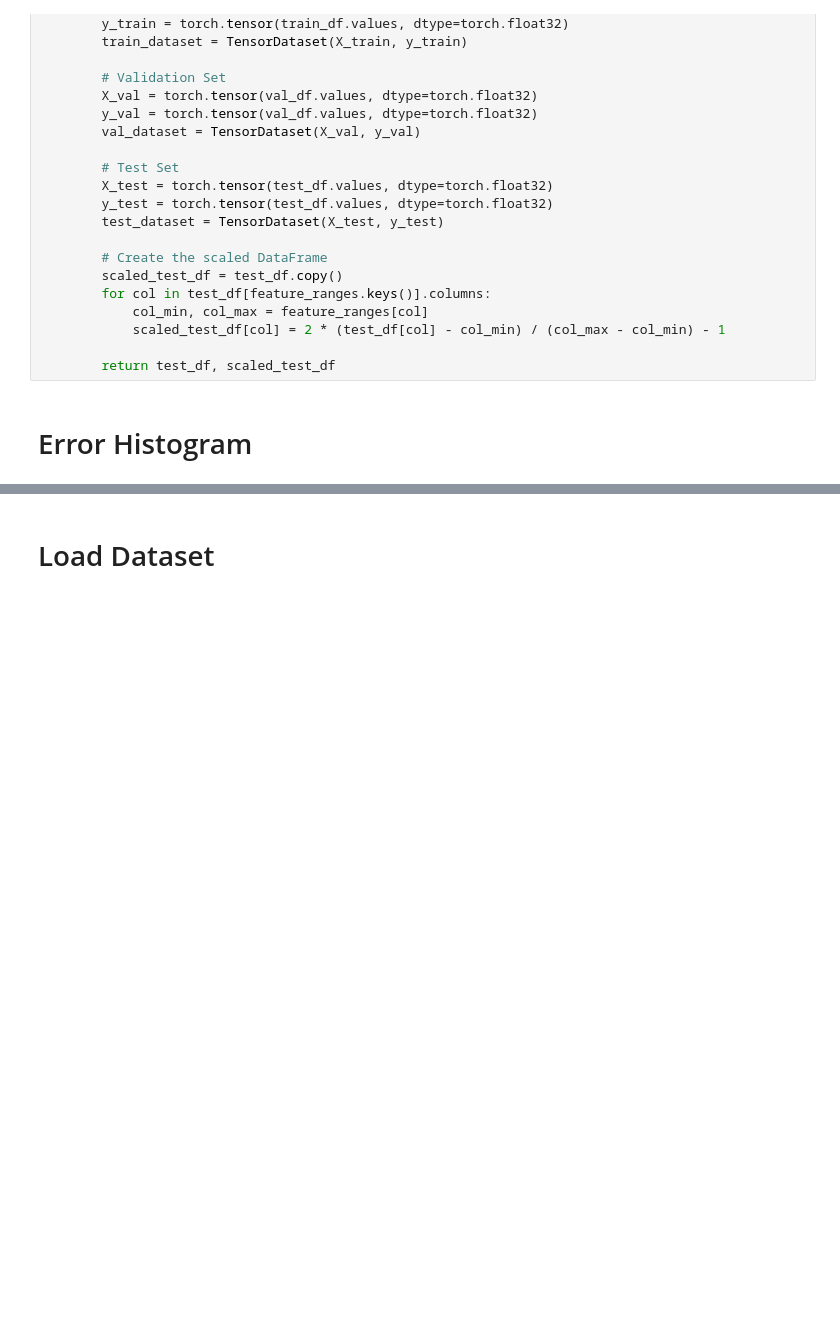
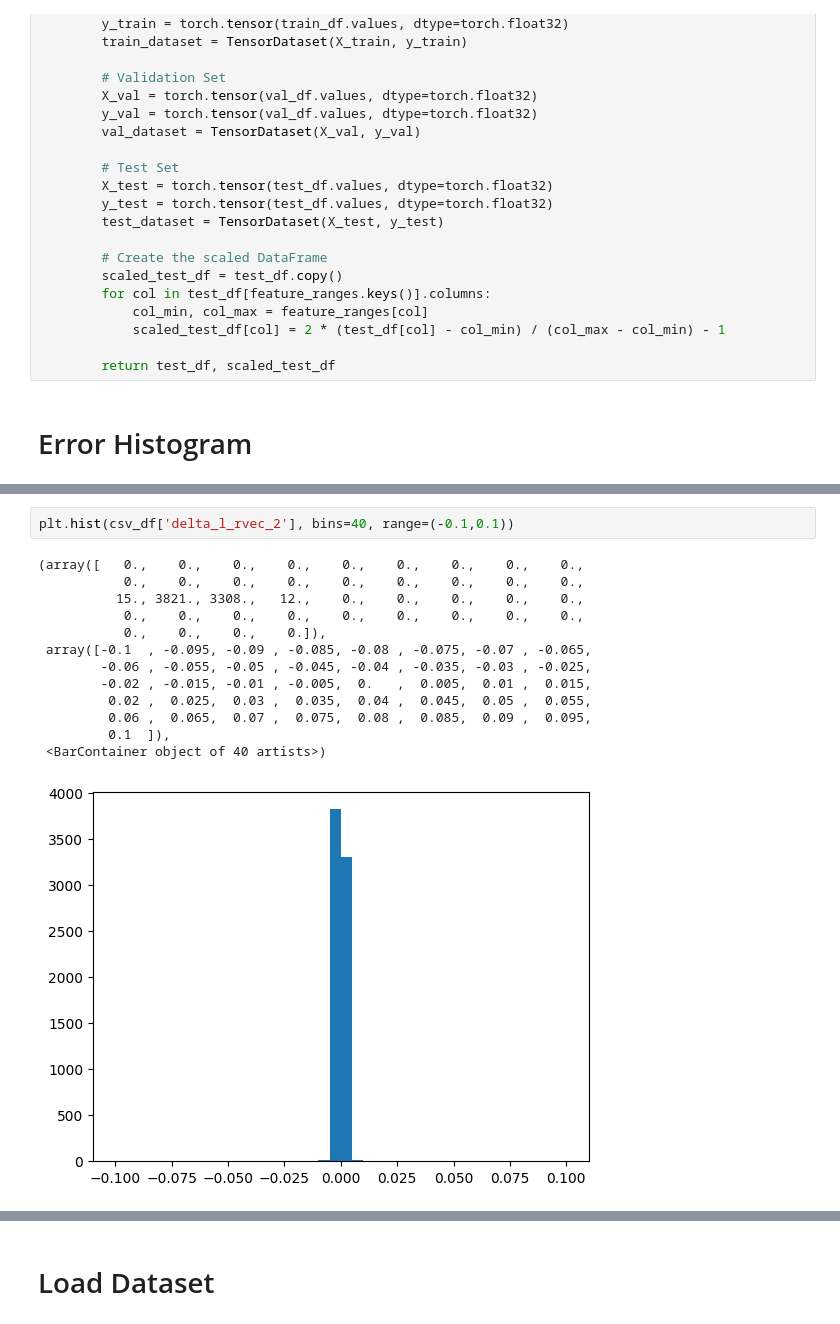
Before and after one commit to jpmnieles/grace_dl, a Jupyter notebook: notebooks/241020_ANN_Model_Evaluation.ipynb, the cells around one changed output, grey strips where cells are left out. Drawn from its saved outputs; the diff is of its cells as text; blank space fills up the shorter version.

```diff
--- a/notebooks/241020_ANN_Model_Evaluation.ipynb
+++ b/notebooks/241020_ANN_Model_Evaluation.ipynb
@@ -138,0 +161,16 @@ plt.hist(csv_df['delta_r_tvec_0'], bins=40, range=(-0.2,0.2))
+# %%
+plt.hist(csv_df['delta_l_rvec_2'], bins=40, range=(-0.1,0.1))
+# %% [output]
+(array([   0.,    0.,    0.,    0.,    0.,    0.,    0.,    0.,    0.,
+           0.,    0.,    0.,    0.,    0.,    0.,    0.,    0.,    0.,
+          15., 3821., 3308.,   12.,    0.,    0.,    0.,    0.,    0.,
+           0.,    0.,    0.,    0.,    0.,    0.,    0.,    0.,    0.,
+           0.,    0.,    0.,    0.]),
+ array([-0.1  , -0.095, -0.09 , -0.085, -0.08 , -0.075, -0.07 , -0.065,
+        -0.06 , -0.055, -0.05 , -0.045, -0.04 , -0.035, -0.03 , -0.025,
+        -0.02 , -0.015, -0.01 , -0.005,  0.   ,  0.005,  0.01 ,  0.015,
+         0.02 ,  0.025,  0.03 ,  0.035,  0.04 ,  0.045,  0.05 ,  0.055,
+         0.06 ,  0.065,  0.07 ,  0.075,  0.08 ,  0.085,  0.09 ,  0.095,
+         0.1  ]),
+ <BarContainer object of 40 artists>)
+[figure, added]
```
Also changed, not shown: parts of 15 cells of this notebook, 3 other files.
